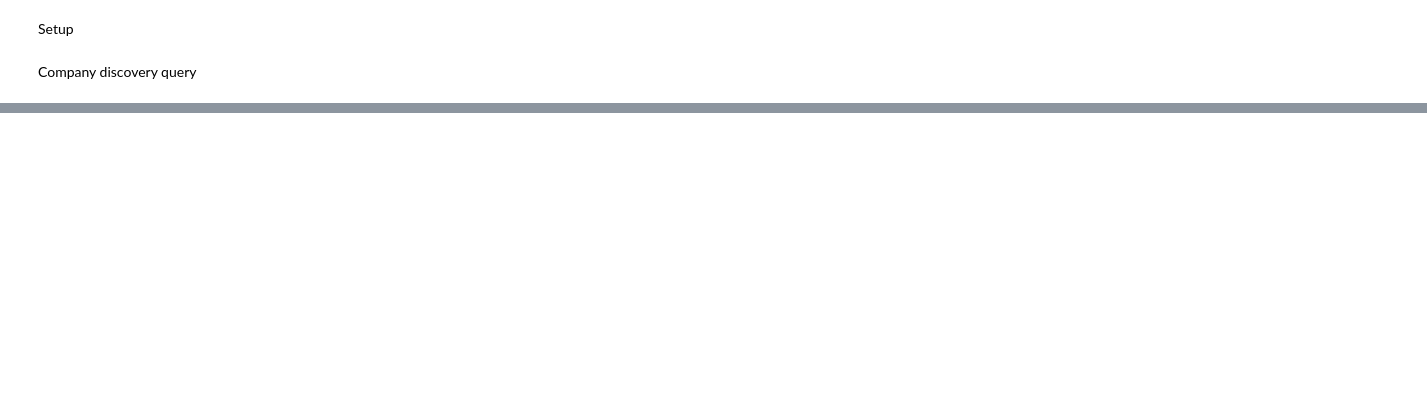
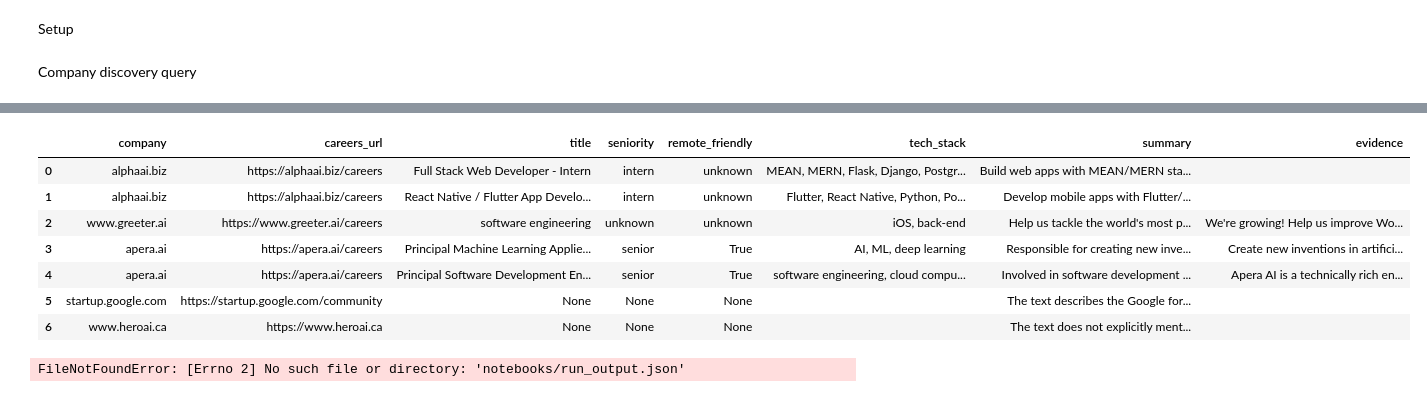
Before and after one commit to ogabor82/job-finder, a Jupyter notebook: notebooks/01_discovery_tavily.ipynb, the cells around one changed output, grey strips where cells are left out. Drawn from its saved outputs; the diff is of its cells as text; code cells hidden in the pictures; blank space fills up the shorter version.

```diff
--- a/notebooks/01_discovery_tavily.ipynb
+++ b/notebooks/01_discovery_tavily.ipynb
@@ -235,0 +297,6 @@ print(analyze_careers("Apera AI", apera_text))
+# %%
+import json
+
+def analyze_careers_json(company: str, text: str) -> dict:
+    raw = analyze_careers(company, text)
+    return json.loads(raw)
@@ -235,0 +506,6 @@ print(analyze_careers("Apera AI", apera_text))
+# %%
+N = 10
+for item in homepages[:N]:
+    item["careers_url"] = find_careers_url(item["homepage"])
+
+[item for item in homepages[:N]]
@@ -235,0 +556,18 @@ print(analyze_careers("Apera AI", apera_text))
+# %%
+MAX_LLM = 5
+llm_done = 0
+
+for item in homepages[:N]:
+    if llm_done >= MAX_LLM:
+        break
+
+    jt = item.get("jobish_text")
+    if not jt:
+        item["llm"] = None
+        continue
+
+    company_name = item["homepage"].replace("https://", "").replace("http://", "")
+    item["llm"] = analyze_careers_json(company_name, jt)
+    llm_done += 1
+
+llm_done
@@ -235,0 +576,10 @@ print(analyze_careers("Apera AI", apera_text))
+# %%
+rows = []
+
+for item in homepages[:N]:
+    if not item.get("llm"):
+        continue
+    company_name = item["homepage"].replace("https://", "").replace("http://", "")
+    rows += flatten_company_result(company_name, item.get("careers_url"), item["llm"])
+
+rows[:5], len(rows)
@@ -235,0 +604,30 @@ print(analyze_careers("Apera AI", apera_text))
+# %%
+import pandas as pd
+df = pd.DataFrame(rows)
+df
+# %% [output]
+|  | company | careers_url | title | seniority | remote_friendly | tech_stack | summary | evidence |
+| 0 | alphaai.biz | https://alphaai.biz/careers | Full Stack Web Developer - Intern | intern | unknown | MEAN, MERN, Flask, Django, Postgr... | Build web apps with MEAN/MERN sta... |  |
+| 1 | alphaai.biz | https://alphaai.biz/careers | React Native / Flutter App Develo... | intern | unknown | Flutter, React Native, Python, Po... | Develop mobile apps with Flutter/... |  |
+| 2 | www.greeter.ai | https://www.greeter.ai/careers | software engineering | unknown | unknown | iOS, back-end | Help us tackle the world's most p... | We're growing! Help us improve Wo... |
+| 3 | apera.ai | https://apera.ai/careers | Principal Machine Learning Applie... | senior | True | AI, ML, deep learning | Responsible for creating new inve... | Create new inventions in artifici... |
+| 4 | apera.ai | https://apera.ai/careers | Principal Software Development En... | senior | True | software engineering, cloud compu... | Involved in software development ... | Apera AI is a technically rich en... |
+| 5 | startup.google.com | https://startup.google.com/community | None | None | None |  | The text describes the Google for... |  |
+| 6 | www.heroai.ca | https://www.heroai.ca | None | None | None |  | The text does not explicitly ment... |  |
+# %%
+import json, time
+
+out = {
+    "created_at": time.strftime("%Y-%m-%d %H:%M:%S"),
+    "query": query,
+    "N": N,
+    "items": homepages[:N],
+    "rows": rows
+}
+
+with open("notebooks/run_output.json", "w", encoding="utf-8") as f:
+    json.dump(out, f, ensure_ascii=False, indent=2)
+
+"saved notebooks/run_output.json"
+# %% [output]
+FileNotFoundError: [Errno 2] No such file or directory: 'notebooks/run_output.json'
```
Also changed, not shown: parts of 18 cells of this notebook, 1 other file.
